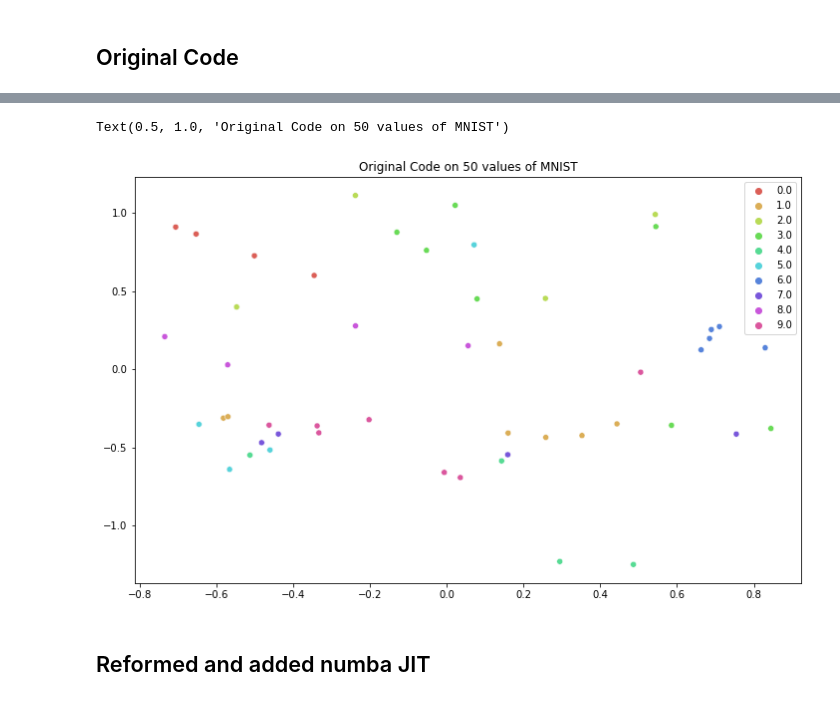
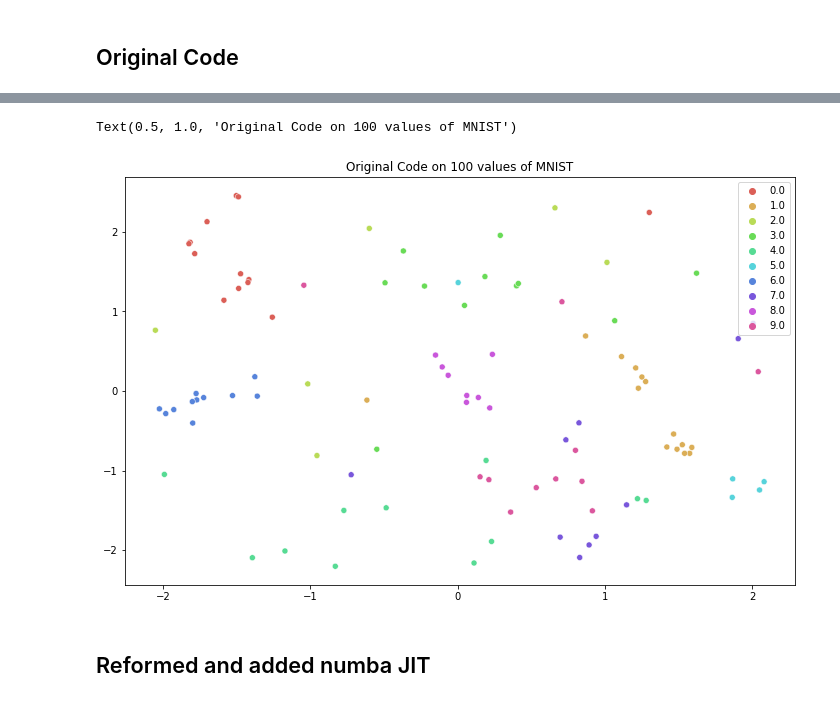
Before and after one commit to aashareddy14/tsne_project, a Jupyter notebook: Optimization.ipynb, the cells around one changed output, grey strips where cells are left out. Saved outputs shown, nothing was run; the diff lists cells and outputs as text; code cells hidden in the pictures.

```diff
--- a/Optimization.ipynb
+++ b/Optimization.ipynb
@@ -24,6 +18,6 @@ import pstats
 # %%
 X = np.loadtxt("Data/mnist2500_X.txt")
 labels = np.loadtxt("Data/mnist2500_labels.txt")
-small = X[:50]
+small = X[:100]
 small.shape
 # %% [output]
@@ -218,10 +212,10 @@ Thu Apr 22 23:00:41 2021    tsne.prof
 # %%
 plt.figure(figsize=(12,7.5))
-plot = sns.scatterplot(x = yout[:,0], y = yout[:,1], hue = labels[:50], palette = sns.hls_palette(10), legend = 'full');
-plt.title('Original Code on 50 values of MNIST')
+plot = sns.scatterplot(x = yout[:,0], y = yout[:,1], hue = labels[:100], palette = sns.hls_palette(10), legend = 'full');
+plt.title('Original Code on 100 values of MNIST')
 # %% [output]
-Text(0.5, 1.0, 'Original Code on 50 values of MNIST')
+Text(0.5, 1.0, 'Original Code on 100 values of MNIST')
-[figure, old version]
+[figure, new version]
 # %% [markdown]
 ## Reformed and added numba JIT
 # %%
```
Also changed, not shown: parts of 32 cells of this notebook.
